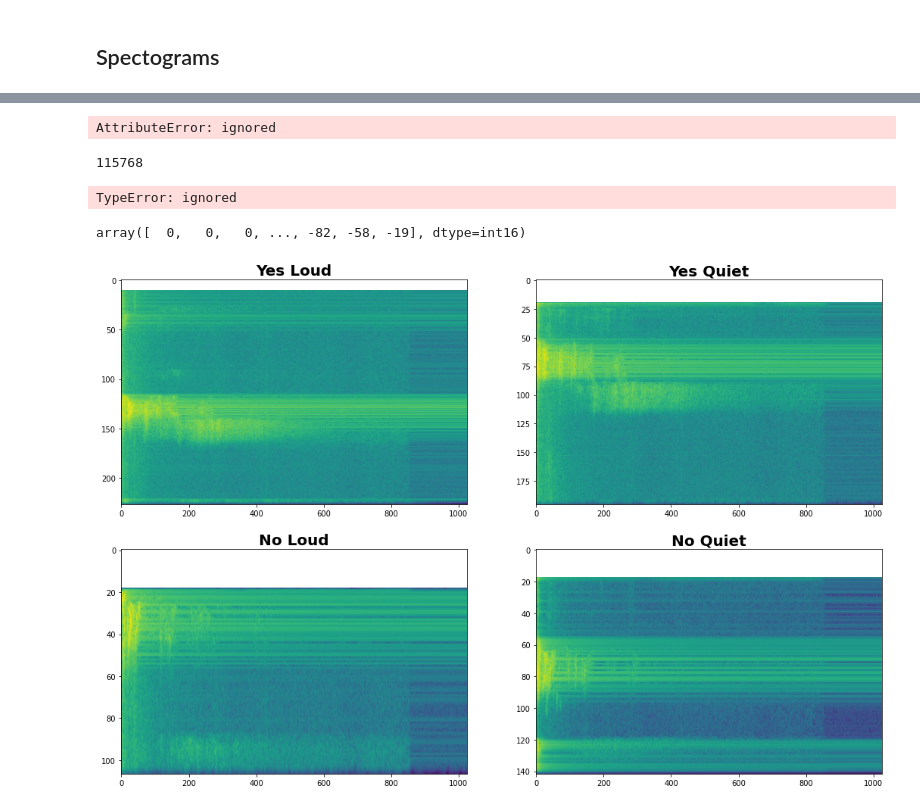
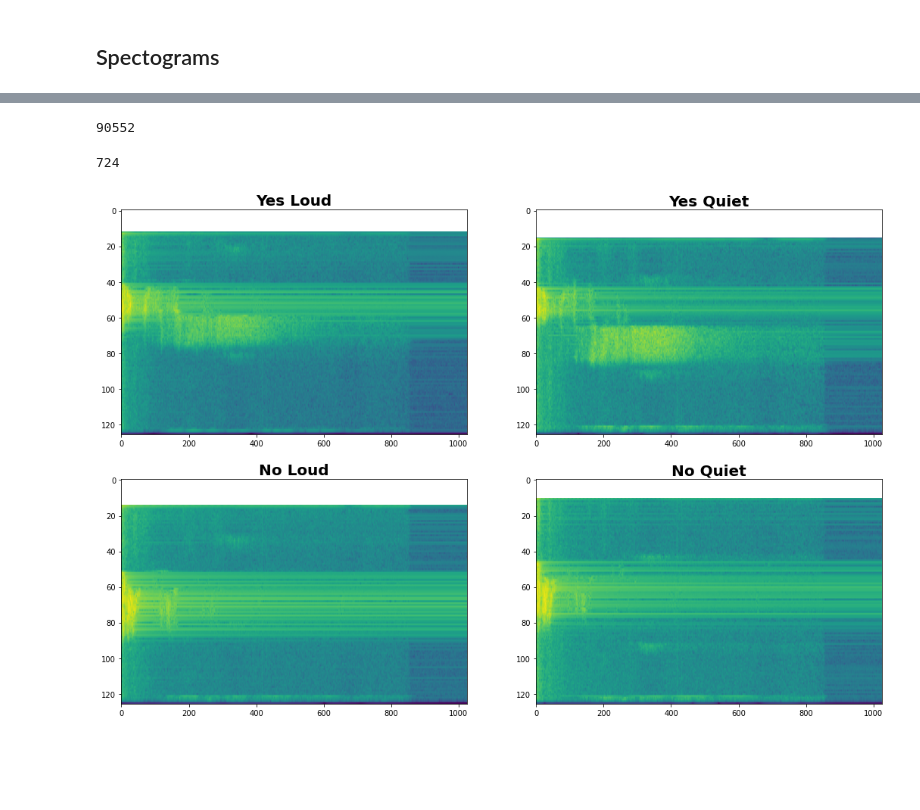
Before and after one commit to sergejhorvat/TinyML-Edx, a Jupyter notebook: Zeni_test.ipynb, the cells around one changed output, grey strips where cells are left out. Saved outputs shown, nothing was run; the diff lists cells and outputs as text; code cells hidden in the pictures; blank space fills up the shorter version.

```diff
--- a/Zeni_test.ipynb
+++ b/Zeni_test.ipynb
@@ -307,49 +315,42 @@ plt.imshow(tf.math.log(spectrogram).numpy())
-# %%
-audioSR = int(audio_yes_loud.rate.numpy())
-# %% [output]
-AttributeError: ignored
-# %%
-len(audio_yes_loud_tensor)
-# %% [output]
-115768
+# %%
+len(audio_yes_loud[:,0])
+# %% [output]
+90552
 # %%
-int(audio_yes_loud_tensor * 0.008)
+int(len(audio_yes_loud[:,0]) * 0.008)
 # %% [output]
-TypeError: ignored
+724
-# %%
-audio_yes_loud[:,0]
-# %% [output]
-array([  0,   0,   0, ..., -82, -58, -19], dtype=int16)
 # %%
 # Convert to spectrogram and display
 # adapted from https://aruno14.medium.com/comparaison-of-audio-representation-in-tensorflow-b6c33a83d77f
+STRIDE_VALUE =  0.008
 spectrogram_yes_loud = tfio.audio.spectrogram(audio_yes_loud[:,0]/1.0,
                                               nfft=2048,
                                               window=len(audio_yes_loud[:,0]),
-                                              stride=512)
+                                              stride=int(len(audio_yes_loud[:,0]) * STRIDE_VALUE))
 spectrogram_yes_quiet = tfio.audio.spectrogram(audio_yes_quiet[:,0]/1.0,
                                                nfft=2048,
                                                window=len(audio_yes_quiet[:,0]),
-                                               stride=512)
+                                               stride=int(len(audio_yes_quiet[:,0]) * STRIDE_VALUE))
 spectrogram_no_loud = tfio.audio.spectrogram(audio_no_loud[:,0]/1.0,
                                              nfft=2048,
                                              window=len(audio_no_loud[:,0]),
-                                             stride=512)
+                                             stride=int(len(audio_no_loud[:,0]) * STRIDE_VALUE))
 spectrogram_no_quiet = tfio.audio.spectrogram(audio_no_quiet[:,0]/1.0,
                                               nfft=2048,
                                               window=len(audio_no_quiet[:,0]),
-                                              stride=512)
+                                              stride=int(len(audio_no_quiet[:,0]) * STRIDE_VALUE))
 
 # Plot the figure
 fig, ((ax1, ax2), (ax3, ax4)) = plt.subplots(nrows=2, ncols=2)
 ax1.imshow(tf.math.log(spectrogram_yes_loud).numpy(), aspect='auto')
 ax1.set_title("Yes Loud", {'fontsize':20, 'fontweight':'bold'})
 ax2.imshow(tf.math.log(spectrogram_yes_quiet).numpy(), aspect='auto')
 ax2.set_title("Yes Quiet", {'fontsize':20, 'fontweight':'bold'})
 ax3.imshow(tf.math.log(spectrogram_no_loud).numpy(), aspect='auto')
 ax3.set_title("No Loud", {'fontsize':20, 'fontweight':'bold'})
 ax4.imshow(tf.math.log(spectrogram_no_quiet).numpy(), aspect='auto')
 ax4.set_title("No Quiet", {'fontsize':20, 'fontweight':'bold'})
 fig.set_size_inches(18,12)
 # %% [output]
-[figure, old version]
+[figure, new version]
```
Also changed, not shown: parts of 23 cells of this notebook.
